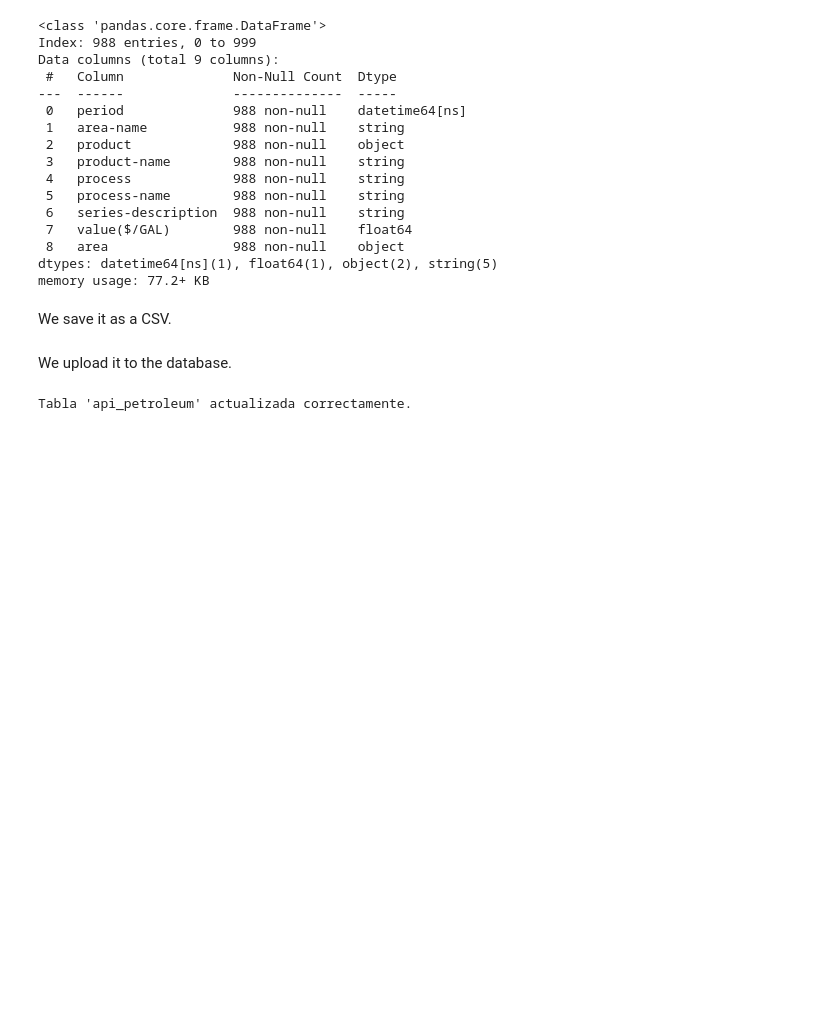
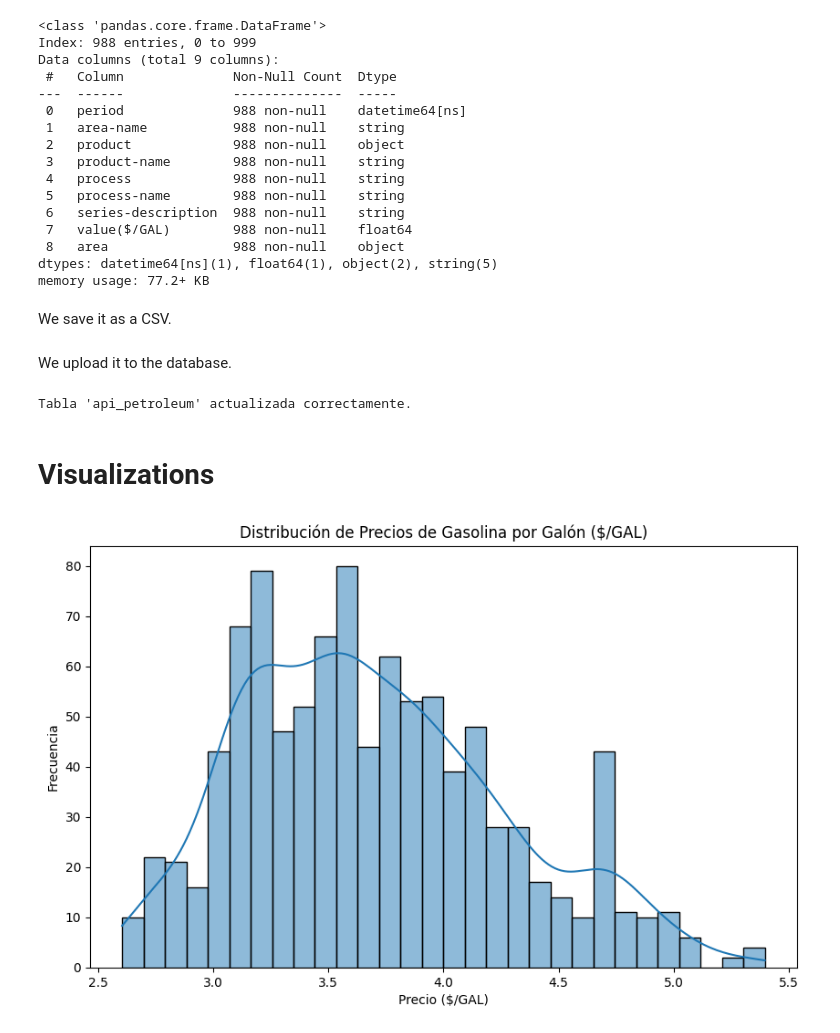
Before and after one commit to 2004santiago/Proyect-Cars-ETL, a Jupyter notebook: API/EDA_API.ipynb, the cells around one changed output. Saved outputs shown, nothing was run; the diff lists cells and outputs as text; code cells hidden in the pictures; blank space fills up the shorter version.

```diff
--- a/API/EDA_API.ipynb
+++ b/API/EDA_API.ipynb
@@ -511,3 +511,16 @@ finally:
     engine.dispose()
 # %% [output]
 Tabla 'api_petroleum' actualizada correctamente.
+# %% [markdown]
+# Visualizations
+# %%
+import seaborn as sns
+
+plt.figure(figsize=(10,6))
+sns.histplot(df['value($/GAL)'], bins=30, kde=True)
+plt.title('Distribución de Precios de Gasolina por Galón ($/GAL)')
+plt.xlabel('Precio ($/GAL)')
+plt.ylabel('Frecuencia')
+plt.show()
+# %% [output]
+[figure, added]
```
Also changed, not shown: parts of 1 cell of this notebook, 2 other files.
